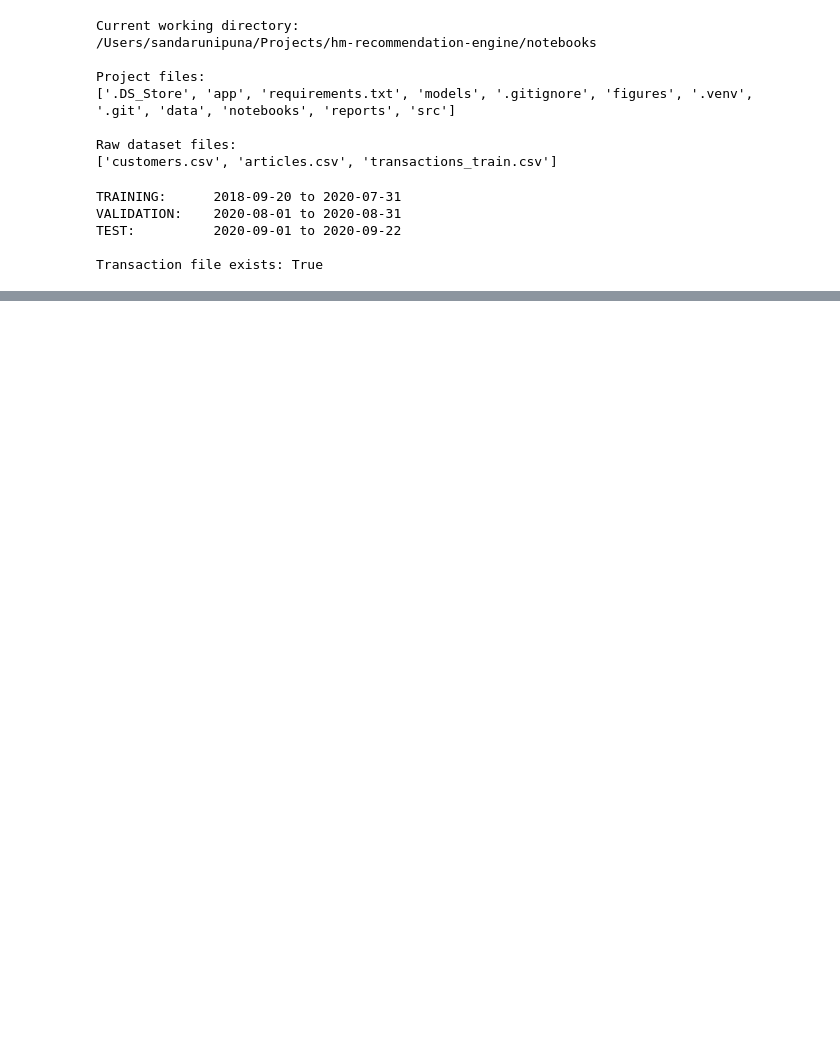
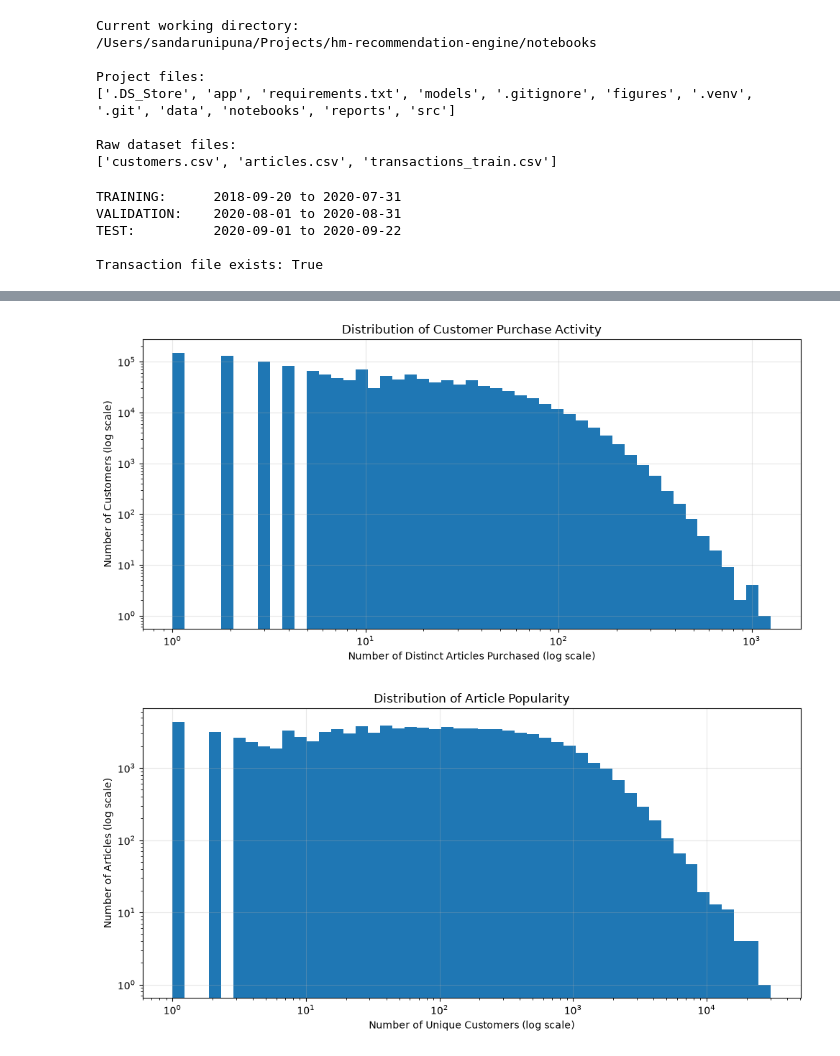
Before and after one commit to SandaruNipuna1/hm-recommendation-engine, a Jupyter notebook: notebooks/02_data_preparation.ipynb, the cells around one changed output, grey strips where cells are left out. Saved outputs shown, nothing was run; the diff lists cells and outputs as text; code cells hidden in the pictures; blank space fills up the shorter version.

Commit message:
Complete customer and product data preparation

```diff
--- a/notebooks/02_data_preparation.ipynb
+++ b/notebooks/02_data_preparation.ipynb
@@ -49,0 +325,12 @@ Transaction file exists: True
+# %%
+import duckdb
+import os
+
+DB_PATH = "../data/processed/hm_recommendations.duckdb"
+
+os.makedirs("../data/processed", exist_ok=True)
+
+con = duckdb.connect(DB_PATH)
+
+print("Database created successfully.")
+print("Database path:", os.path.abspath(DB_PATH))
@@ -49,0 +1592,53 @@ Transaction file exists: True
+# %%
+import matplotlib.pyplot as plt
+import numpy as np
+
+# Customer activity distribution
+plt.figure(figsize=(10, 5))
+
+customer_bins = np.logspace(
+    np.log10(customer_activity["unique_articles"].min()),
+    np.log10(customer_activity["unique_articles"].max()),
+    50
+)
+
+plt.hist(
+    customer_activity["unique_articles"],
+    bins=customer_bins
+)
+
+plt.xscale("log")
+plt.yscale("log")
+plt.xlabel("Number of Distinct Articles Purchased (log scale)")
+plt.ylabel("Number of Customers (log scale)")
+plt.title("Distribution of Customer Purchase Activity")
+plt.grid(alpha=0.3)
+plt.tight_layout()
+plt.show()
+
+
+# Article popularity distribution
+plt.figure(figsize=(10, 5))
+
+article_bins = np.logspace(
+    np.log10(article_activity["unique_customers"].min()),
+    np.log10(article_activity["unique_customers"].max()),
+    50
+)
+
+plt.hist(
+    article_activity["unique_customers"],
+    bins=article_bins
+)
+
+plt.xscale("log")
+plt.yscale("log")
+plt.xlabel("Number of Unique Customers (log scale)")
+plt.ylabel("Number of Articles (log scale)")
+plt.title("Distribution of Article Popularity")
+plt.grid(alpha=0.3)
+plt.tight_layout()
+plt.show()
+# %% [output]
+[figure, added]
+[figure, added]
```
Also changed, not shown: parts of 50 cells of this notebook.
